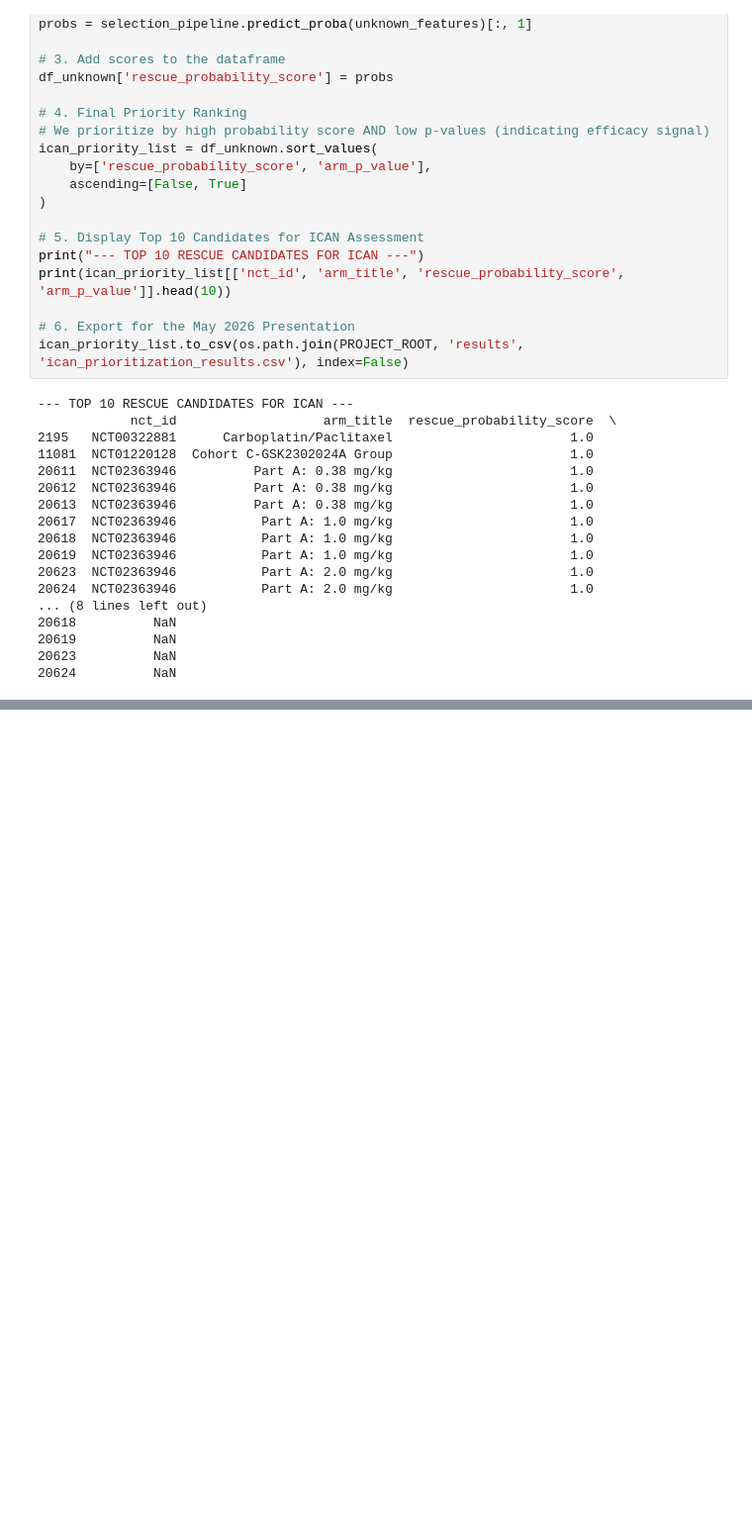
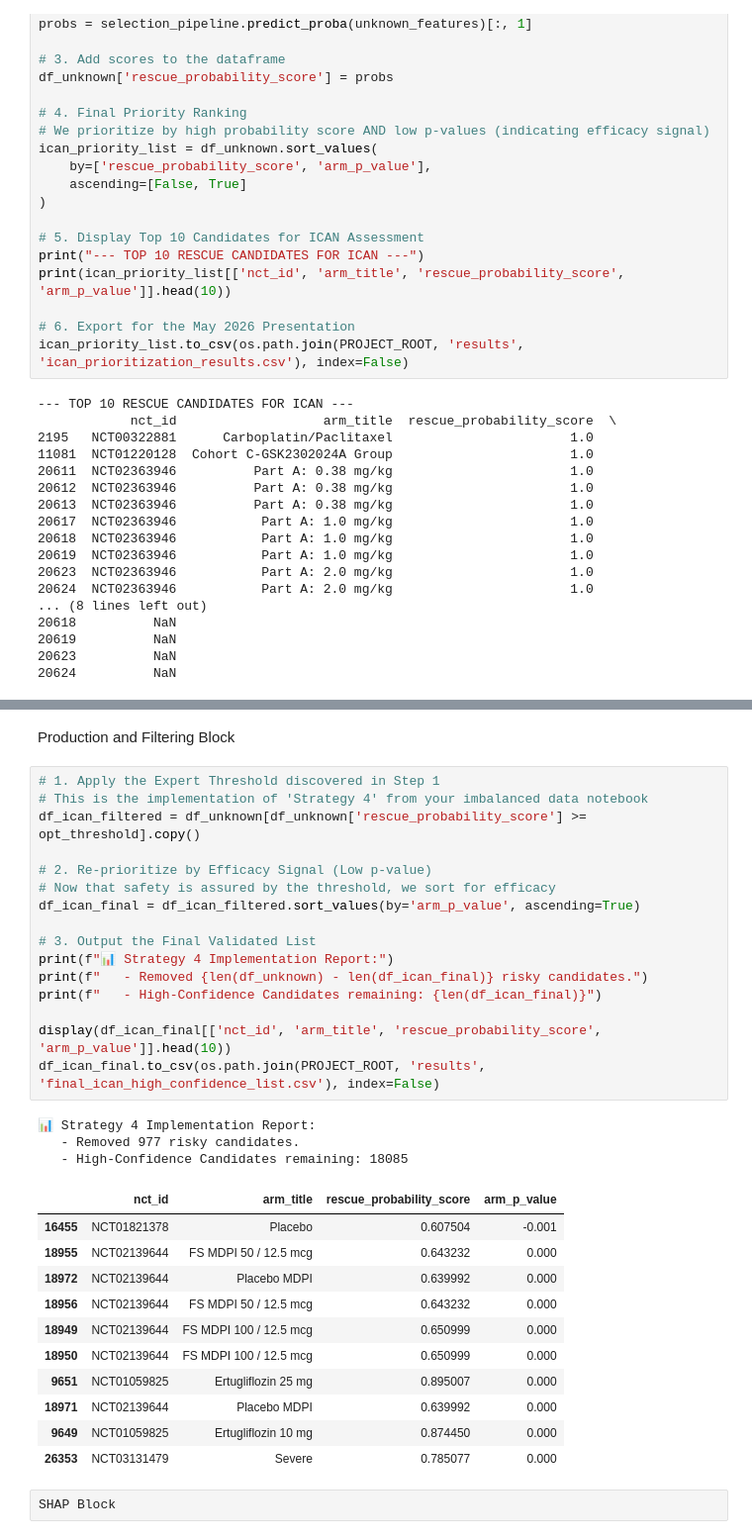
Before and after one commit to JasonCiemielewski/SVEF-Drug-Rescue, a Jupyter notebook: notebooks/Random_Forest_Analysis.ipynb, the cells around one changed output, grey strips where cells are left out. Shown at 99% size. Saved outputs shown, nothing was run; the diff lists cells and outputs as text; blank space fills up the shorter version.

```diff
--- a/notebooks/Random_Forest_Analysis.ipynb
+++ b/notebooks/Random_Forest_Analysis.ipynb
@@ -635,0 +692,35 @@ ican_priority_list.to_csv(os.path.join(PROJECT_ROOT, 'results', 'ican_prioritiza
+# %% [markdown]
+Production and Filtering Block
+# %%
+# 1. Apply the Expert Threshold discovered in Step 1
+# This is the implementation of 'Strategy 4' from your imbalanced data notebook
+df_ican_filtered = df_unknown[df_unknown['rescue_probability_score'] >= opt_threshold].copy()
+
+# 2. Re-prioritize by Efficacy Signal (Low p-value)
+# Now that safety is assured by the threshold, we sort for efficacy
+df_ican_final = df_ican_filtered.sort_values(by='arm_p_value', ascending=True)
+
+# 3. Output the Final Validated List
+print(f"📊 Strategy 4 Implementation Report:")
+print(f"   - Removed {len(df_unknown) - len(df_ican_final)} risky candidates.")
+print(f"   - High-Confidence Candidates remaining: {len(df_ican_final)}")
+
+display(df_ican_final[['nct_id', 'arm_title', 'rescue_probability_score', 'arm_p_value']].head(10))
+df_ican_final.to_csv(os.path.join(PROJECT_ROOT, 'results', 'final_ican_high_confidence_list.csv'), index=False)
+# %% [output]
+📊 Strategy 4 Implementation Report:
+   - Removed 977 risky candidates.
+   - High-Confidence Candidates remaining: 18085
+|  | nct_id | arm_title | rescue_probability_score | arm_p_value |
+| 16455 | NCT01821378 | Placebo | 0.607504 | -0.001 |
+| 18955 | NCT02139644 | FS MDPI 50 / 12.5 mcg | 0.643232 | 0.000 |
+| 18972 | NCT02139644 | Placebo MDPI | 0.639992 | 0.000 |
+| 18956 | NCT02139644 | FS MDPI 50 / 12.5 mcg | 0.643232 | 0.000 |
+| 18949 | NCT02139644 | FS MDPI 100 / 12.5 mcg | 0.650999 | 0.000 |
+| 18950 | NCT02139644 | FS MDPI 100 / 12.5 mcg | 0.650999 | 0.000 |
+| 9651 | NCT01059825 | Ertugliflozin 25 mg | 0.895007 | 0.000 |
+| 18971 | NCT02139644 | Placebo MDPI | 0.639992 | 0.000 |
+| 9649 | NCT01059825 | Ertugliflozin 10 mg | 0.874450 | 0.000 |
+| 26353 | NCT03131479 | Severe | 0.785077 | 0.000 |
+# %%
+SHAP Block
```
Also changed, not shown: parts of 7 cells of this notebook, 1 other file.
